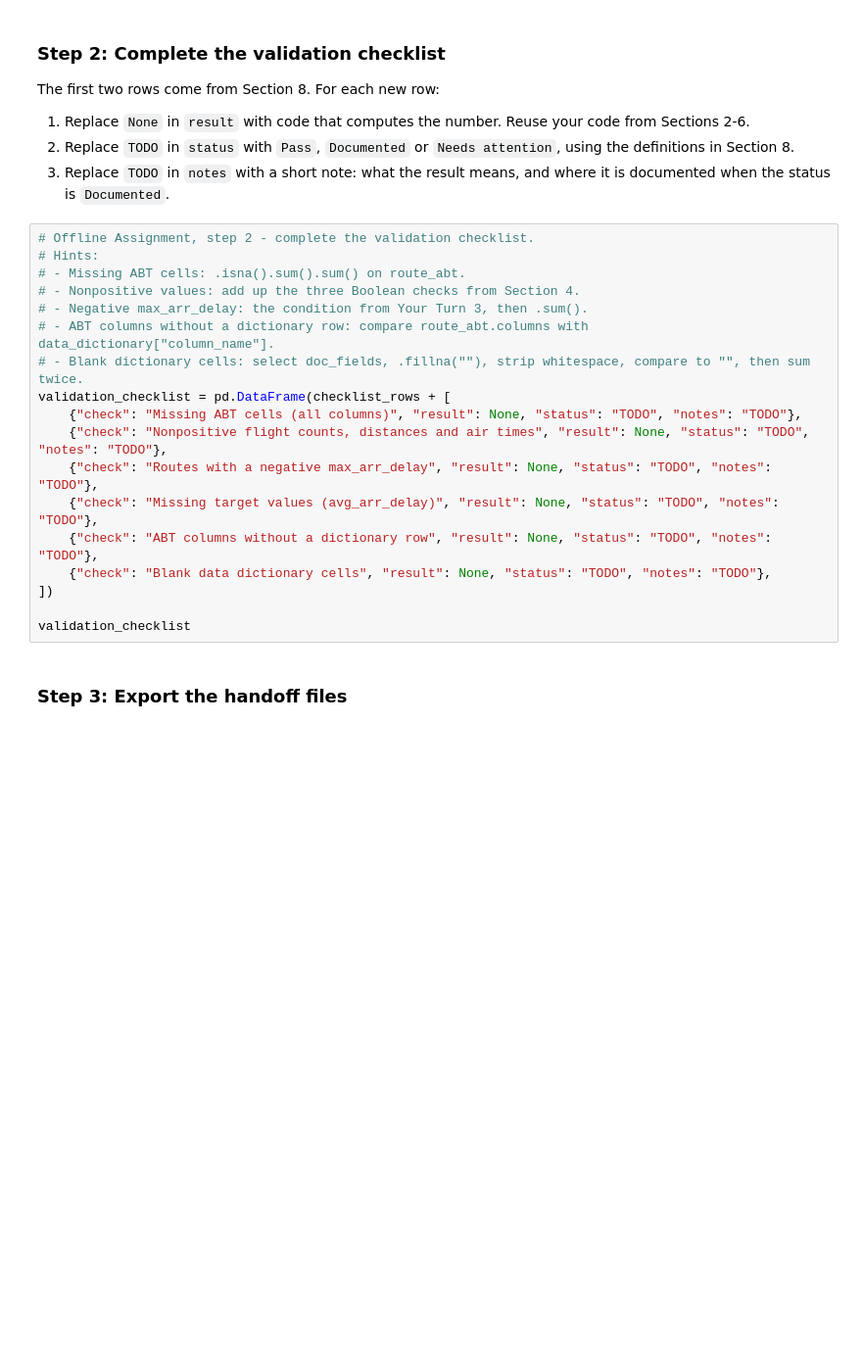
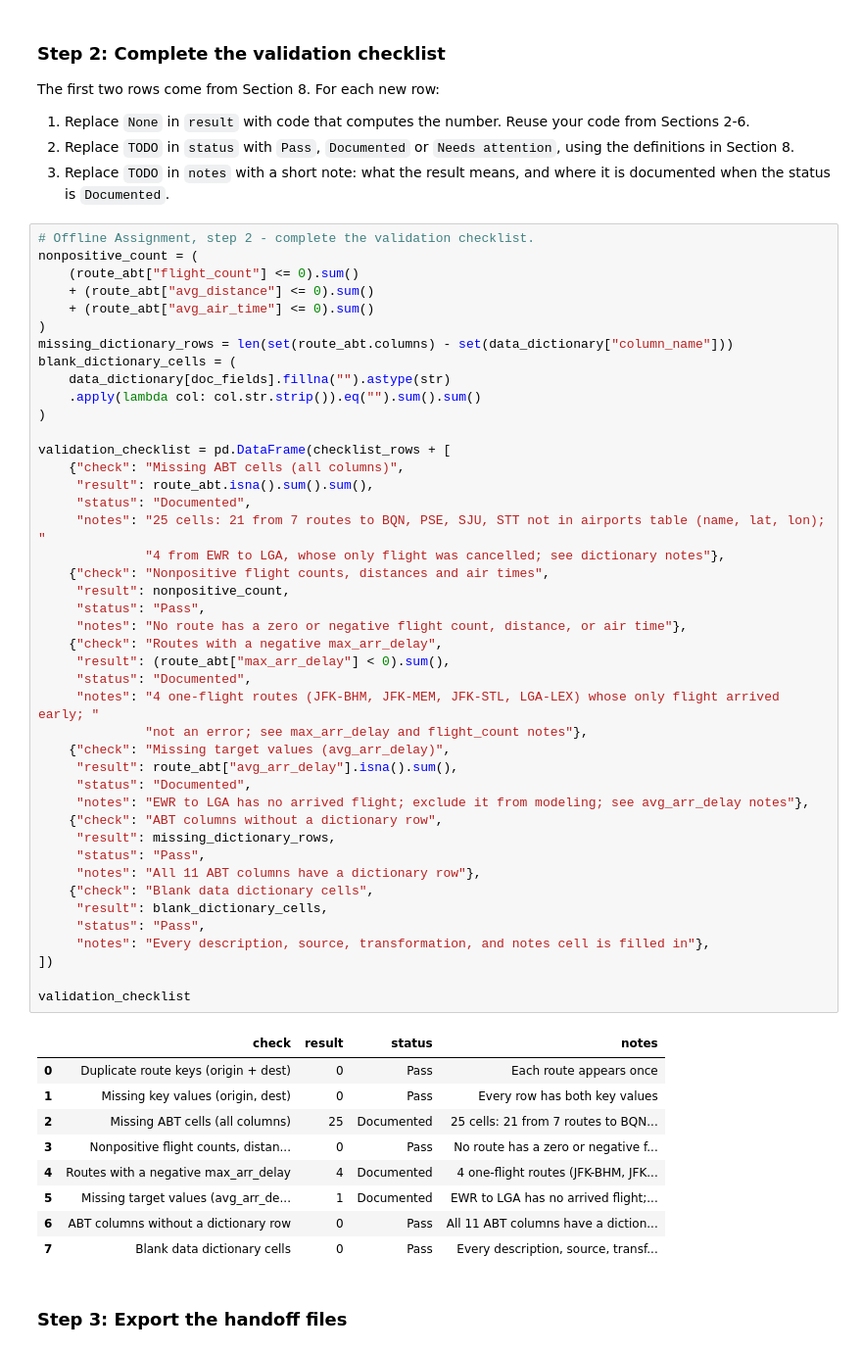
Before and after one commit to patriciaison/ban6003-week-11-mariapatriciaison, a Jupyter notebook: notebooks/module11_abt_documentation_guided_lab.ipynb, the cells around one changed output. Shown at 98% size. Saved outputs shown, nothing was run; the diff lists cells and outputs as text; blank space fills up the shorter version.

```diff
--- a/notebooks/module11_abt_documentation_guided_lab.ipynb
+++ b/notebooks/module11_abt_documentation_guided_lab.ipynb
@@ -525,22 +716,57 @@ The first two rows come from Section 8. For each new row:
 3. Replace `TODO` in `notes` with a short note: what the result means, and where it is documented when the status is `Documented`.
 # %%
 # Offline Assignment, step 2 - complete the validation checklist.
-# Hints:
-# - Missing ABT cells: .isna().sum().sum() on route_abt.
-# - Nonpositive values: add up the three Boolean checks from Section 4.
-# - Negative max_arr_delay: the condition from Your Turn 3, then .sum().
-# - ABT columns without a dictionary row: compare route_abt.columns with data_dictionary["column_name"].
-# - Blank dictionary cells: select doc_fields, .fillna(""), strip whitespace, compare to "", then sum twice.
+nonpositive_count = (
+    (route_abt["flight_count"] <= 0).sum()
+    + (route_abt["avg_distance"] <= 0).sum()
+    + (route_abt["avg_air_time"] <= 0).sum()
+)
+missing_dictionary_rows = len(set(route_abt.columns) - set(data_dictionary["column_name"]))
+blank_dictionary_cells = (
+    data_dictionary[doc_fields].fillna("").astype(str)
+    .apply(lambda col: col.str.strip()).eq("").sum().sum()
+)
+
 validation_checklist = pd.DataFrame(checklist_rows + [
-    {"check": "Missing ABT cells (all columns)", "result": None, "status": "TODO", "notes": "TODO"},
-    {"check": "Nonpositive flight counts, distances and air times", "result": None, "status": "TODO", "notes": "TODO"},
-    {"check": "Routes with a negative max_arr_delay", "result": None, "status": "TODO", "notes": "TODO"},
-    {"check": "Missing target values (avg_arr_delay)", "result": None, "status": "TODO", "notes": "TODO"},
-    {"check": "ABT columns without a dictionary row", "result": None, "status": "TODO", "notes": "TODO"},
-    {"check": "Blank data dictionary cells", "result": None, "status": "TODO", "notes": "TODO"},
+    {"check": "Missing ABT cells (all columns)",
+     "result": route_abt.isna().sum().sum(),
+     "status": "Documented",
+     "notes": "25 cells: 21 from 7 routes to BQN, PSE, SJU, STT not in airports table (name, lat, lon); "
+              "4 from EWR to LGA, whose only flight was cancelled; see dictionary notes"},
+    {"check": "Nonpositive flight counts, distances and air times",
+     "result": nonpositive_count,
+     "status": "Pass",
+     "notes": "No route has a zero or negative flight count, distance, or air time"},
+    {"check": "Routes with a negative max_arr_delay",
+     "result": (route_abt["max_arr_delay"] < 0).sum(),
+     "status": "Documented",
+     "notes": "4 one-flight routes (JFK-BHM, JFK-MEM, JFK-STL, LGA-LEX) whose only flight arrived early; "
+              "not an error; see max_arr_delay and flight_count notes"},
+    {"check": "Missing target values (avg_arr_delay)",
+     "result": route_abt["avg_arr_delay"].isna().sum(),
+     "status": "Documented",
+     "notes": "EWR to LGA has no arrived flight; exclude it from modeling; see avg_arr_delay notes"},
+    {"check": "ABT columns without a dictionary row",
+     "result": missing_dictionary_rows,
+     "status": "Pass",
+     "notes": "All 11 ABT columns have a dictionary row"},
+    {"check": "Blank data dictionary cells",
+     "result": blank_dictionary_cells,
+     "status": "Pass",
+     "notes": "Every description, source, transformation, and notes cell is filled in"},
 ])
 
 validation_checklist
+# %% [output]
+|  | check | result | status | notes |
+| 0 | Duplicate route keys (origin + dest) | 0 | Pass | Each route appears once |
+| 1 | Missing key values (origin, dest) | 0 | Pass | Every row has both key values |
+| 2 | Missing ABT cells (all columns) | 25 | Documented | 25 cells: 21 from 7 routes to BQN... |
+| 3 | Nonpositive flight counts, distan... | 0 | Pass | No route has a zero or negative f... |
+| 4 | Routes with a negative max_arr_delay | 4 | Documented | 4 one-flight routes (JFK-BHM, JFK... |
+| 5 | Missing target values (avg_arr_de... | 1 | Documented | EWR to LGA has no arrived flight;... |
+| 6 | ABT columns without a dictionary row | 0 | Pass | All 11 ABT columns have a diction... |
+| 7 | Blank data dictionary cells | 0 | Pass | Every description, source, transf... |
 # %% [markdown]
 ### Step 3: Export the handoff files
 # %%
```
Also changed, not shown: parts of 31 cells of this notebook, 3 other files.
